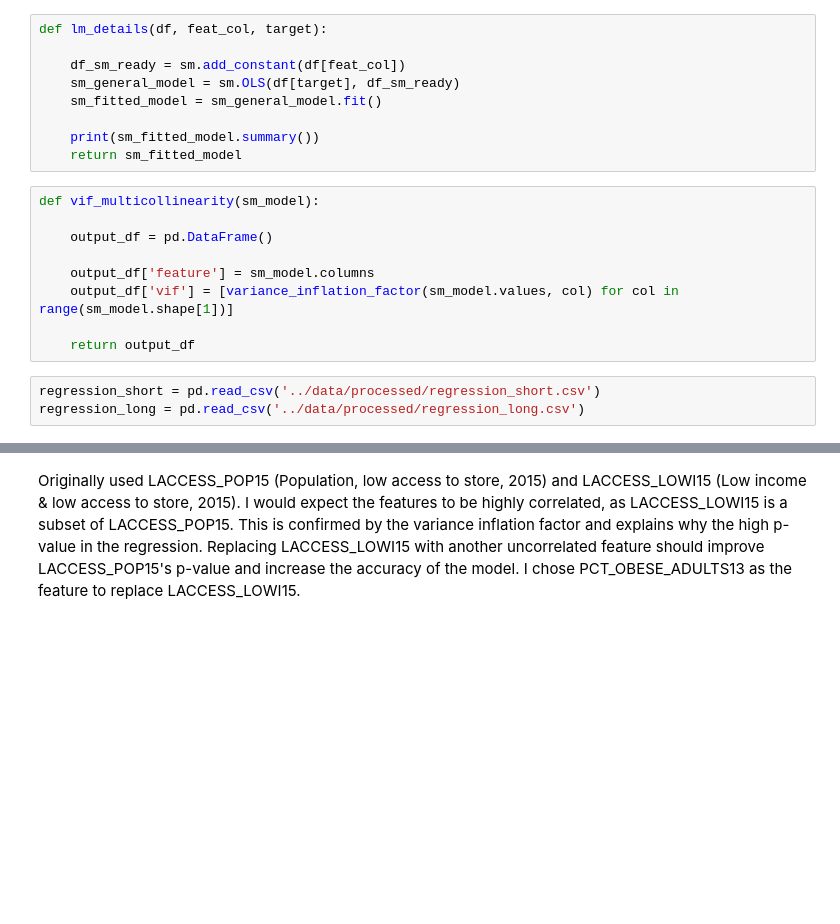
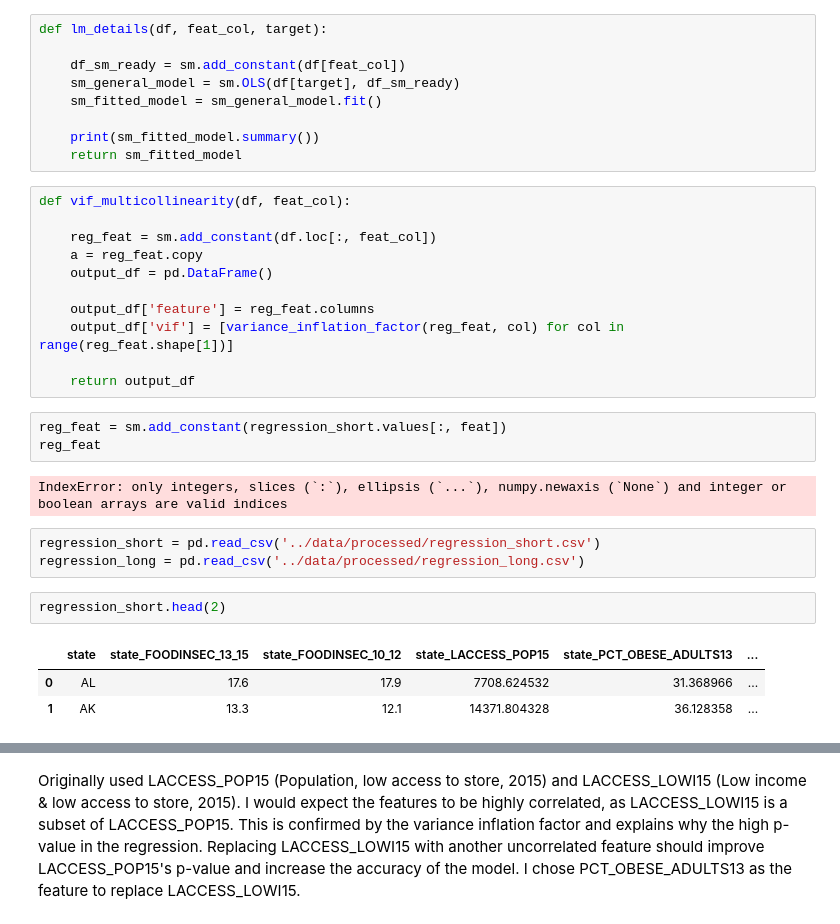
Before and after one commit to chriscross00/projects, a Jupyter notebook: food_security/notebooks/regression.ipynb, the cells around one changed output, grey strips where cells are left out. Drawn from its saved outputs; the diff is of its cells as text; blank space fills up the shorter version.

```diff
--- a/food_security/notebooks/regression.ipynb
+++ b/food_security/notebooks/regression.ipynb
@@ -95,17 +95,30 @@ def lm_details(df, feat_col, target):
     print(sm_fitted_model.summary())
     return sm_fitted_model
 # %%
-def vif_multicollinearity(sm_model):
+def vif_multicollinearity(df, feat_col):
 
+    reg_feat = sm.add_constant(df.loc[:, feat_col])
+    a = reg_feat.copy
     output_df = pd.DataFrame()
 
-    output_df['feature'] = sm_model.columns
-    output_df['vif'] = [variance_inflation_factor(sm_model.values, col) for col in range(sm_model.shape[1])]
+    output_df['feature'] = reg_feat.columns
+    output_df['vif'] = [variance_inflation_factor(reg_feat, col) for col in range(reg_feat.shape[1])]
 
     return output_df
+# %%
+reg_feat = sm.add_constant(regression_short.values[:, feat])
+reg_feat
+# %% [output]
+IndexError: only integers, slices (`:`), ellipsis (`...`), numpy.newaxis (`None`) and integer or boolean arrays are valid indices
 # %%
 regression_short = pd.read_csv('../data/processed/regression_short.csv')
 regression_long = pd.read_csv('../data/processed/regression_long.csv')
+# %%
+regression_short.head(2)
+# %% [output]
+|  | state | state_FOODINSEC_13_15 | state_FOODINSEC_10_12 | state_LACCESS_POP15 | state_PCT_OBESE_ADULTS13 | ... |
+| 0 | AL | 17.6 | 17.9 | 7708.624532 | 31.368966 | ... |
+| 1 | AK | 13.3 | 12.1 | 14371.804328 | 36.128358 | ... |
 # %%
 feat = list(regression_short.iloc[:,2:])
 target = 'state_FOODINSEC_13_15'
```
Also changed, not shown: parts of 5 cells of this notebook, 1 other file.
